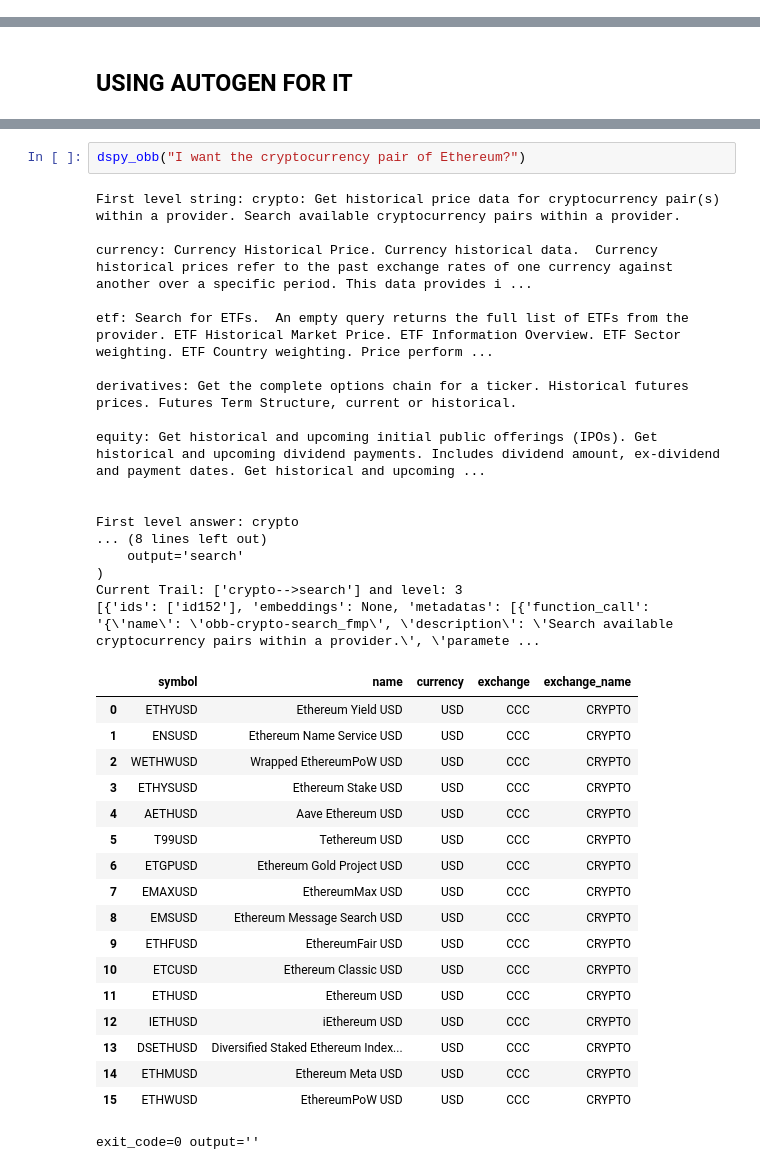
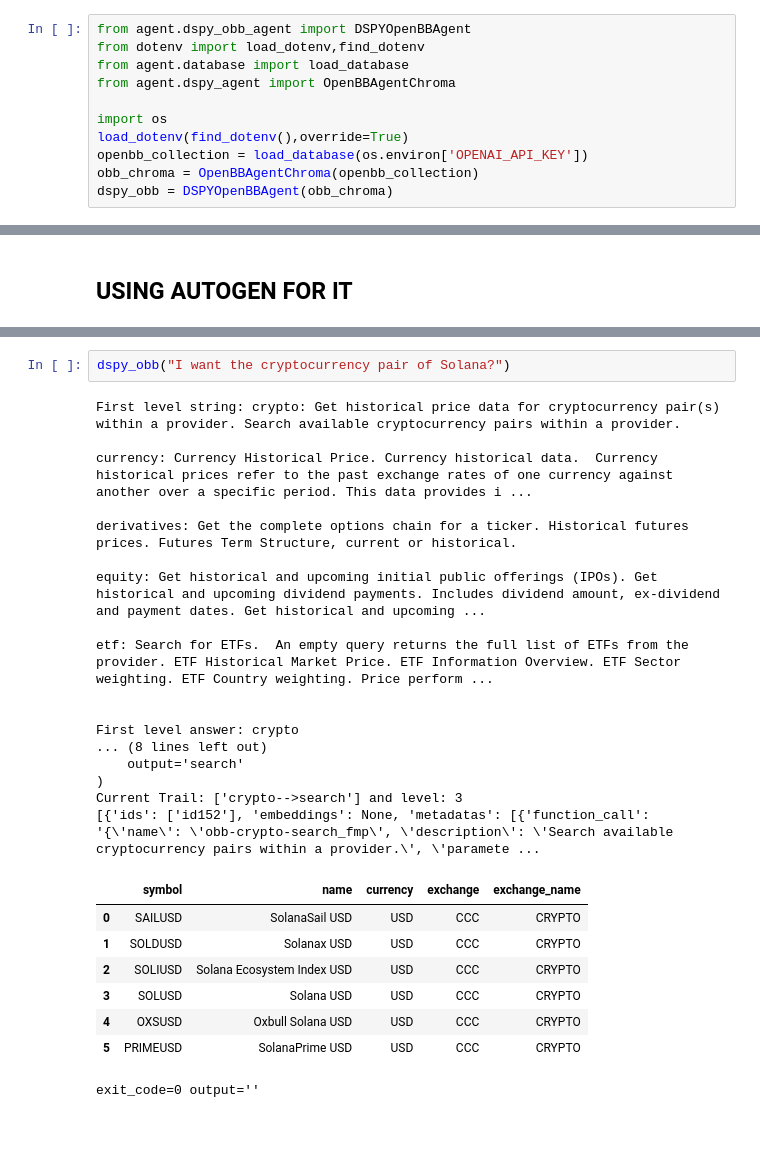
Before and after one commit to Athe-kunal/openbb-agent, a Jupyter notebook: Agent.ipynb, the cells around one changed output, grey strips where cells are left out. Drawn from its saved outputs; the diff is of its cells as text; blank space fills up the shorter version.

Commit message:
Using OpenBB agent

```diff
--- a/Agent.ipynb
+++ b/Agent.ipynb
@@ -1025,3 +1025,14 @@ class DSPYOpenBBAgent(dspy.Module):
                     return
 
 dspy_obb = DSPYOpenBBAgent(obb_chroma)
+# %%
+from agent.dspy_obb_agent import DSPYOpenBBAgent
+from dotenv import load_dotenv,find_dotenv
+from agent.database import load_database
+from agent.dspy_agent import OpenBBAgentChroma
+
+import os
+load_dotenv(find_dotenv(),override=True)
+openbb_collection = load_database(os.environ['OPENAI_API_KEY'])
+obb_chroma = OpenBBAgentChroma(openbb_collection)
+dspy_obb = DSPYOpenBBAgent(obb_chroma)
@@ -1087,39 +1104,29 @@ Current Trail: ['derivatives-->futures-->curve', 'derivatives-->futures-->histor
 exit_code=0 output=''
 # %%
-dspy_obb("I want the cryptocurrency pair of Ethereum?")
+dspy_obb("I want the cryptocurrency pair of Solana?")
 # %% [output]
 First level string: crypto: Get historical price data for cryptocurrency pair(s) within a provider. Search available cryptocurrency pairs within a provider.
 
 currency: Currency Historical Price. Currency historical data.  Currency historical prices refer to the past exchange rates of one currency against another over a specific period. This data provides i ...
 
-etf: Search for ETFs.  An empty query returns the full list of ETFs from the provider. ETF Historical Market Price. ETF Information Overview. ETF Sector weighting. ETF Country weighting. Price perform ...
-
 derivatives: Get the complete options chain for a ticker. Historical futures prices. Futures Term Structure, current or historical.
 
 equity: Get historical and upcoming initial public offerings (IPOs). Get historical and upcoming dividend payments. Includes dividend amount, ex-dividend and payment dates. Get historical and upcoming ...
+
+etf: Search for ETFs.  An empty query returns the full list of ETFs from the provider. ETF Historical Market Price. ETF Information Overview. ETF Sector weighting. ETF Country weighting. Price perform ...
 
 
 First level answer: crypto
 ... (8 lines left out)
     output='search'
 )
 Current Trail: ['crypto-->search'] and level: 3
 [{'ids': ['id152'], 'embeddings': None, 'metadatas': [{'function_call': '{\'name\': \'obb-crypto-search_fmp\', \'description\': \'Search available cryptocurrency pairs within a provider.\', \'paramete ...
 |  | symbol | name | currency | exchange | exchange_name |
-| 0 | ETHYUSD | Ethereum Yield USD | USD | CCC | CRYPTO |
-| 1 | ENSUSD | Ethereum Name Service USD | USD | CCC | CRYPTO |
-| 2 | WETHWUSD | Wrapped EthereumPoW USD | USD | CCC | CRYPTO |
-| 3 | ETHYSUSD | Ethereum Stake USD | USD | CCC | CRYPTO |
-| 4 | AETHUSD | Aave Ethereum USD | USD | CCC | CRYPTO |
-| 5 | T99USD | Tethereum USD | USD | CCC | CRYPTO |
-| 6 | ETGPUSD | Ethereum Gold Project USD | USD | CCC | CRYPTO |
-| 7 | EMAXUSD | EthereumMax USD | USD | CCC | CRYPTO |
-| 8 | EMSUSD | Ethereum Message Search USD | USD | CCC | CRYPTO |
-| 9 | ETHFUSD | EthereumFair USD | USD | CCC | CRYPTO |
-| 10 | ETCUSD | Ethereum Classic USD | USD | CCC | CRYPTO |
-| 11 | ETHUSD | Ethereum USD | USD | CCC | CRYPTO |
-| 12 | IETHUSD | iEthereum USD | USD | CCC | CRYPTO |
-| 13 | DSETHUSD | Diversified Staked Ethereum Index... | USD | CCC | CRYPTO |
-| 14 | ETHMUSD | Ethereum Meta USD | USD | CCC | CRYPTO |
-| 15 | ETHWUSD | EthereumPoW USD | USD | CCC | CRYPTO |
+| 0 | SAILUSD | SolanaSail USD | USD | CCC | CRYPTO |
+| 1 | SOLDUSD | Solanax USD | USD | CCC | CRYPTO |
+| 2 | SOLIUSD | Solana Ecosystem Index USD | USD | CCC | CRYPTO |
+| 3 | SOLUSD | Solana USD | USD | CCC | CRYPTO |
+| 4 | OXSUSD | Oxbull Solana USD | USD | CCC | CRYPTO |
+| 5 | PRIMEUSD | SolanaPrime USD | USD | CCC | CRYPTO |
 exit_code=0 output=''
```
Also changed, not shown: parts of 7 cells of this notebook.
